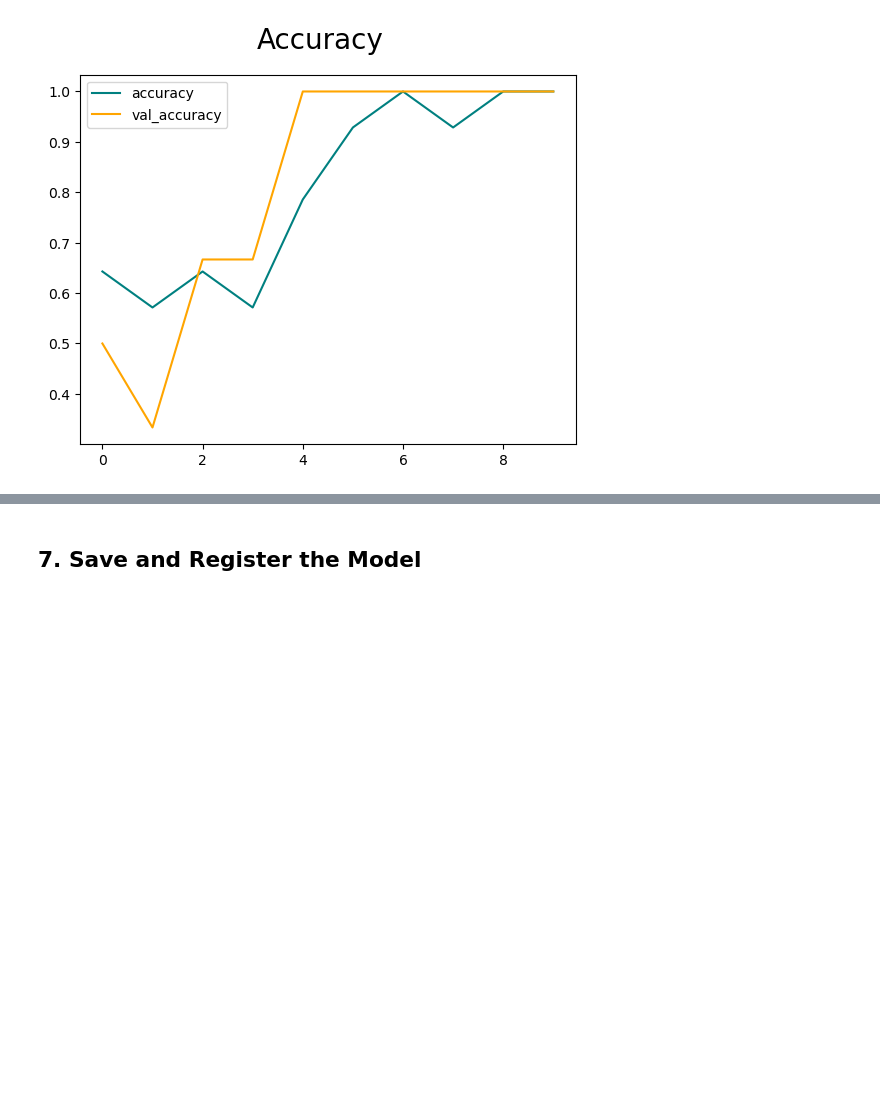
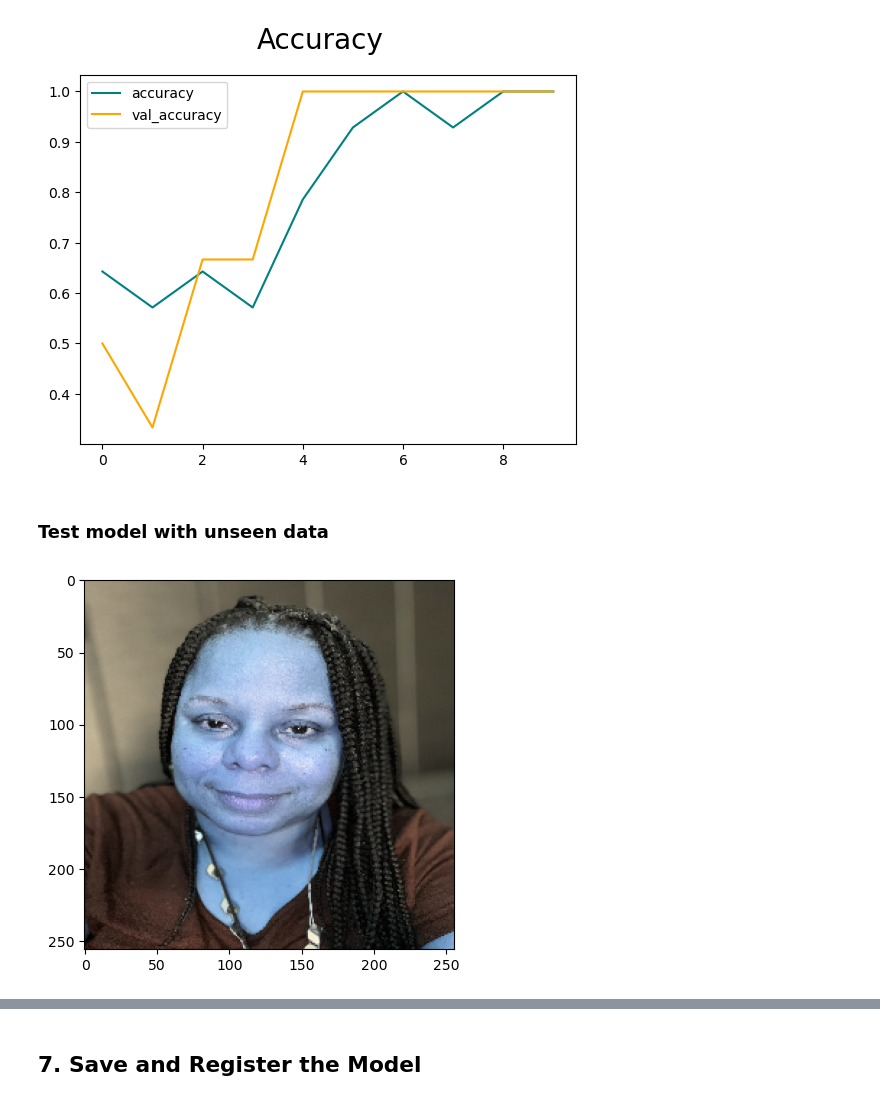
Before and after one commit to kymayodeji/nn_project, a Jupyter notebook: azure_image.ipynb, the cells around one changed output, grey strips where cells are left out. Drawn from its saved outputs; the diff is of its cells as text; code cells hidden in the pictures; blank space fills up the shorter version.

```diff
--- a/azure_image.ipynb
+++ b/azure_image.ipynb
@@ -147,3 +147,26 @@ plt.legend(loc="upper left")
 plt.show()
 # %% [output]
 [figure]
+# %% [markdown]
+### Test model with unseen data
+# %%
+def test_image(image_file):
+    img = cv2.imread(image_file)
+    # Resize image to the input size of 256 x 256
+    resized_image = tf.image.resize(img, (256,256))
+
+    # Plot image
+    plt.imshow(resized_image.numpy().astype(int))
+    plt.show()
+
+    # Scale image then add it to array of images since model uses batch images as input
+    yhat = model.predict(np.expand_dims(resized_image/255, 0))
+
+    if yhat > 0.5:
+        print(f'Predicted image is Kym: {yhat}')
+    else:
+        print(f'Predicted image is Kisha: {yhat}')
+# %%
+test_image('IMG_1342.JPEG')
+# %% [output]
+[figure, added]
```
Also changed, not shown: parts of 2 cells of this notebook.
